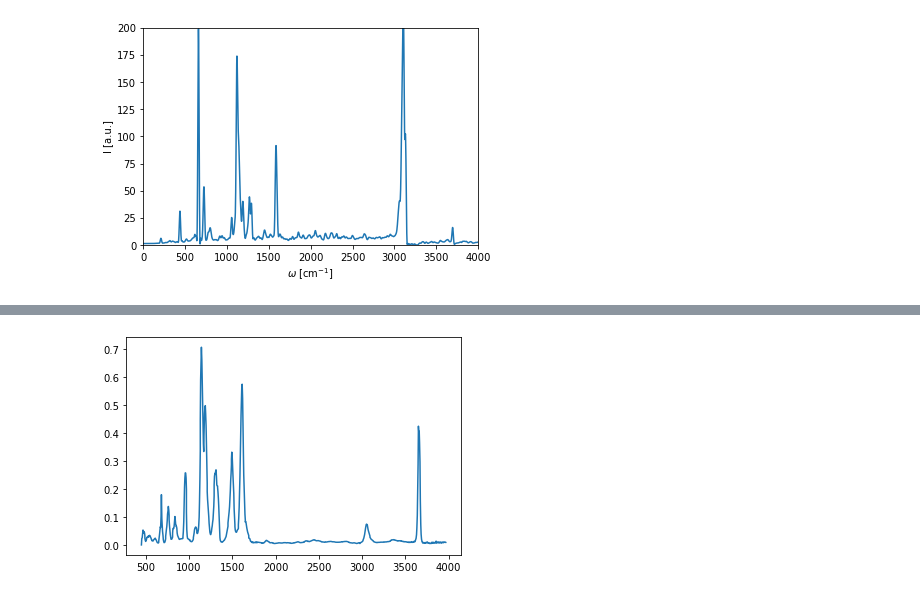
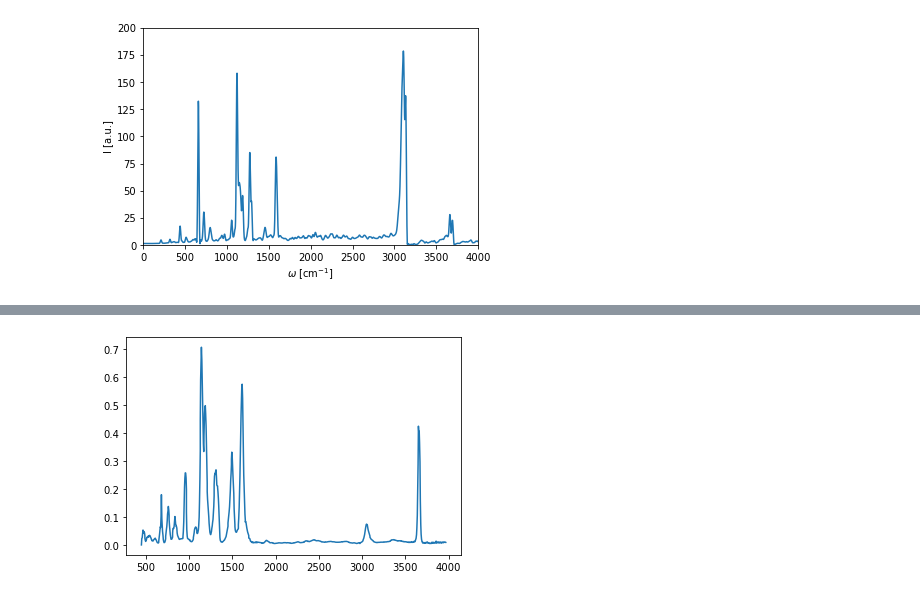
Before and after one commit to MihailBogojeski/equiv_dens_ml, a Jupyter notebook: schnetpack_md_ir_spectra_res.ipynb, the cells around one changed output, grey strips where cells are left out. Cells and saved outputs as stored; diff of their text form; code cells hidden in the pictures.

```diff
--- a/schnetpack_md_ir_spectra_res.ipynb
+++ b/schnetpack_md_ir_spectra_res.ipynb
@@ -9,4 +9,4 @@ from schnetpack.md.utils import MDUnits
 %load_ext autoreload
 %autoreload 2
 # %%
-data = HDF5Loader('md_logs/2022-09-26_uyWZ6jDB/simulation_gpu_resorcinol_local_dipole_004_start_8-11_nve.hdf5', load_properties=True, skip_initial=0)
+data = HDF5Loader('md_logs/2022-09-26_uyWZ6jDB/simulation_gpu_resorcinol_dipole_003_start_8-11_compressed.hdf5', load_properties=True, skip_initial=10000)
@@ -255,19 +242,19 @@ plt.show()
 # %%
 from schnetpack.md.utils.spectra import IRSpectrum
 
 spectrum = IRSpectrum(data, dipole_moment_handle='dipole_moment', resolution=4096)
 
 spectrum.compute_spectrum(molecule_idx=2)
-freqencies, intensities = spectrum.get_spectrum()
+freqencies, intensities_2 = spectrum.get_spectrum()
 
 # Plot the spectrum
 plt.figure()
-plt.plot(freqencies, intensities)
+plt.plot(freqencies, intensities_2)
 plt.xlim(0,4000)
 plt.ylim(0,200)
 plt.ylabel('I [a.u.]')
 plt.xlabel('$\omega$ [cm$^{-1}$]')
-plt.savefig('/home/mihail/Documents/Uni/PhD/equiv_dens/figures/ml_ethanol_IR_spectrum_3.svg')
+plt.savefig('/home/mihail/Documents/Uni/PhD/equiv_dens/figures/ml_resorcinol_IR_spectrum_2.svg')
 plt.show()
 # %% [output]
-[figure, old version]
+[figure, new version]
```
Also changed, not shown: parts of 21 cells of this notebook, 1 other file.
